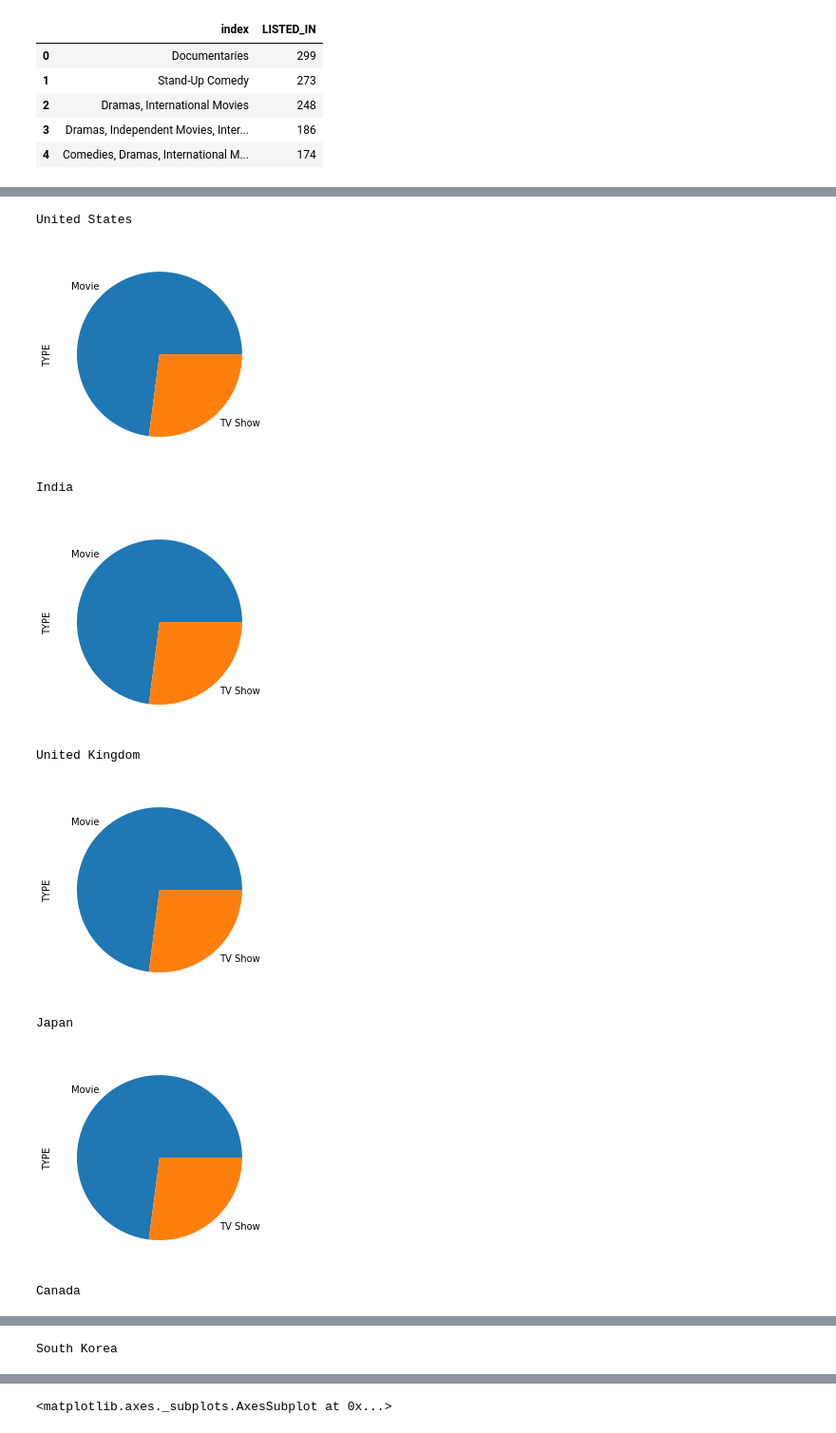
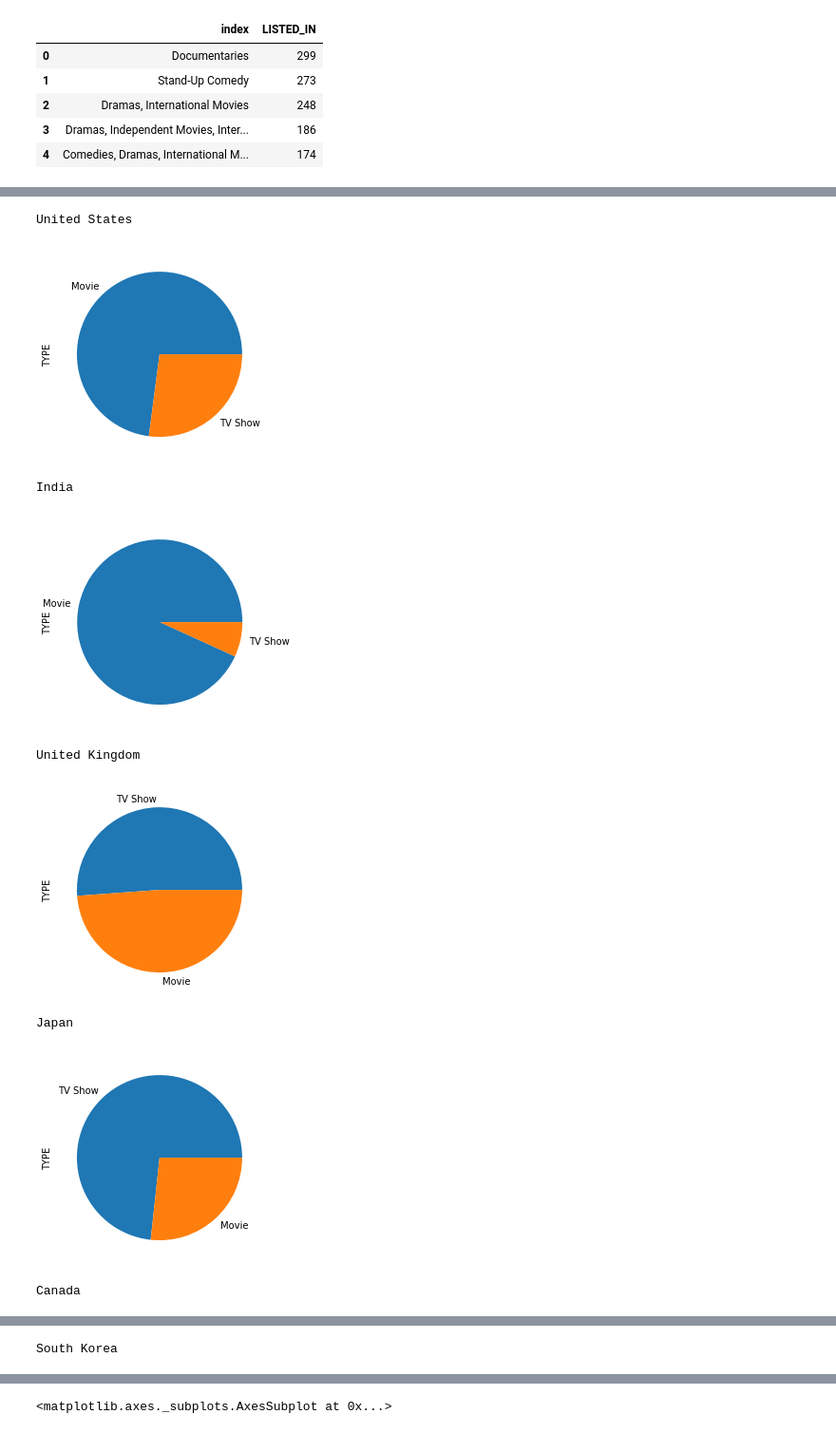
Before and after one commit to juanpi19/Business-analytics-with-Python, a Jupyter notebook: Netflix Database analysis.ipynb, the cells around one changed output, grey strips where cells are left out. Shown at 95% size. Saved outputs shown, nothing was run; the diff lists cells and outputs as text; code cells hidden in the pictures.

```diff
--- a/Netflix Database analysis.ipynb
+++ b/Netflix Database analysis.ipynb
@@ -269,17 +272,18 @@ South Korea
 ... (8 outputs left out)
 # %%
-# in the top ten countries netflix has more movies than shows
+# on the top ten countries we could see the difference between countries
+# when it comes to the content that Netflix offers tv shows or movies
 for x in countries:
     print(x)
-    df_netflix[df_netflix.COUNTRY == i].TYPE.value_counts().plot(kind = 'pie')
+    df_netflix[df_netflix.COUNTRY == x].TYPE.value_counts().plot(kind = 'pie')
     plt.show()
 # %% [output]
 United States
 [figure]
 India
-[figure, old version]
+[figure, new version]
 United Kingdom
-[figure, old version]
+[figure, new version]
 Japan
-[figure, old version]
+[figure, new version]
 Canada
```
Also changed, not shown: parts of 16 cells of this notebook.
